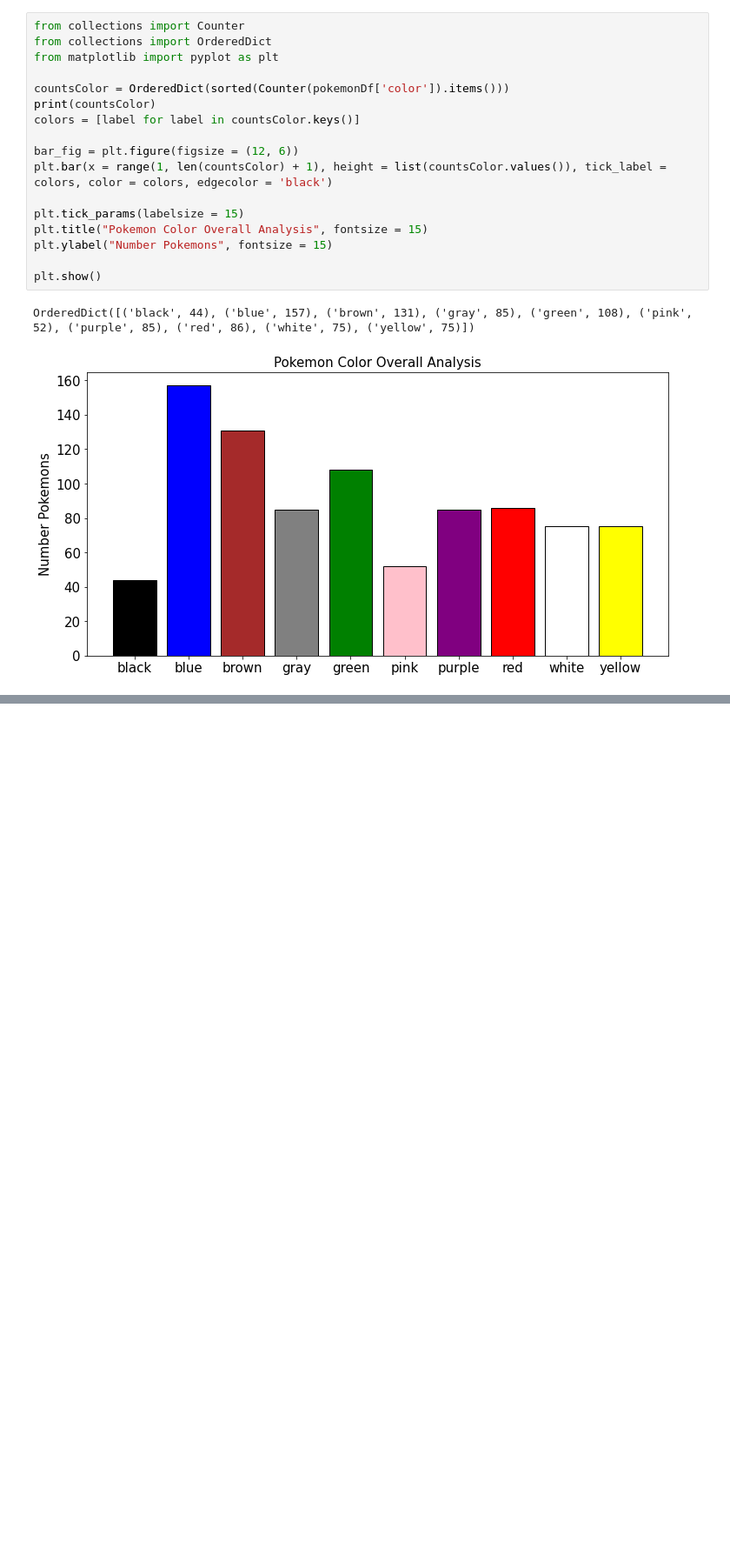
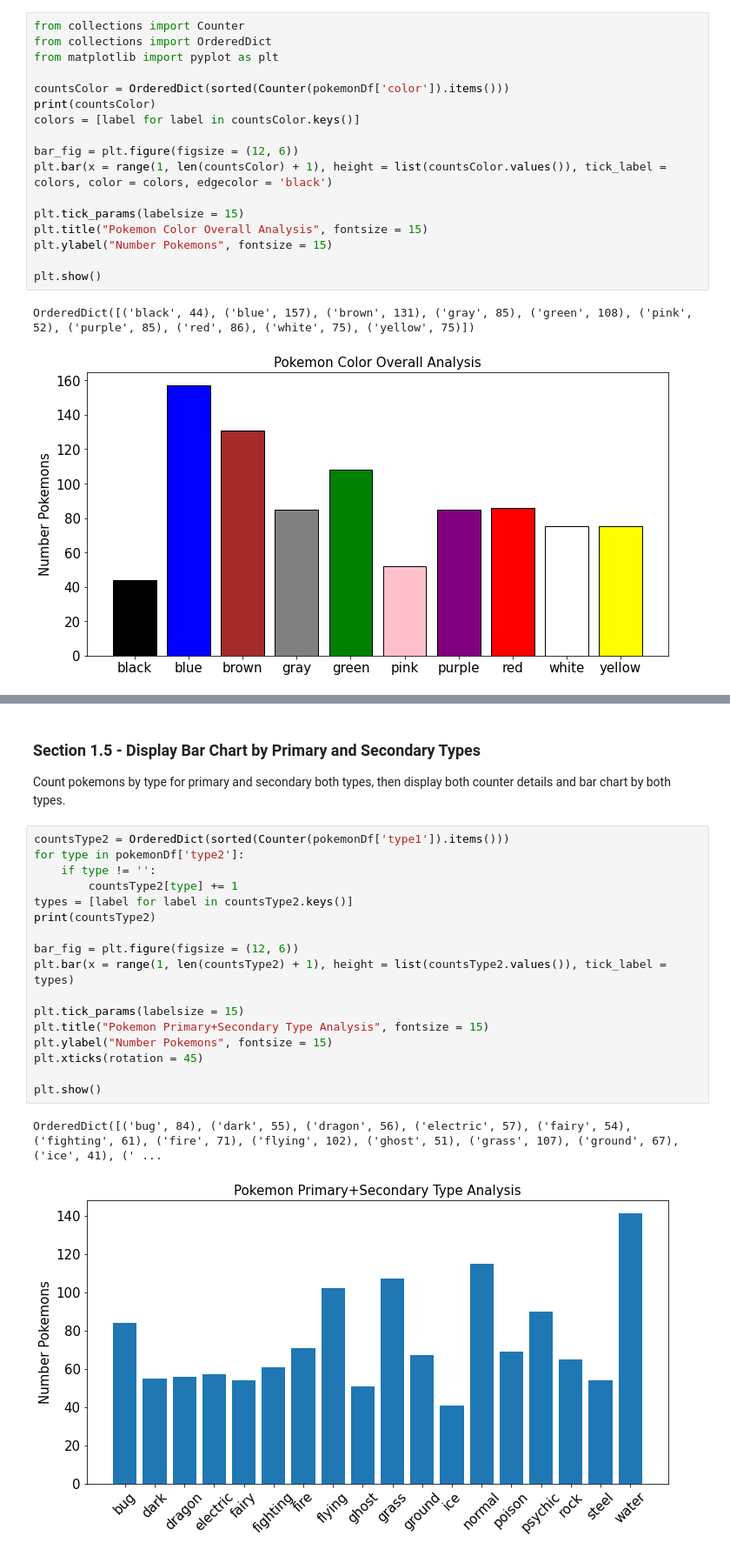
Before and after one commit to Drexel-MS-Y2-DSCI-Group-Projects/dsci521-pokemon-analysis, a Jupyter notebook: basicAnalysis/basicAnalysis.ipynb, the cells around one changed output, grey strips where cells are left out. Shown at 87% size. Saved outputs shown, nothing was run; the diff lists cells and outputs as text; blank space fills up the shorter version.

```diff
--- a/basicAnalysis/basicAnalysis.ipynb
+++ b/basicAnalysis/basicAnalysis.ipynb
@@ -147,0 +143,23 @@ water         1    93      6     7     17    14      14   11     11       5
+# %% [markdown]
+### Section 1.5 - Display Bar Chart by Primary and Secondary Types
+Count pokemons by type for primary and secondary both types, then display both counter details and bar chart by both types.
+# %%
+countsType2 = OrderedDict(sorted(Counter(pokemonDf['type1']).items()))
+for type in pokemonDf['type2']:
+    if type != '':
+        countsType2[type] += 1
+types = [label for label in countsType2.keys()]
+print(countsType2)
+
+bar_fig = plt.figure(figsize = (12, 6))
+plt.bar(x = range(1, len(countsType2) + 1), height = list(countsType2.values()), tick_label = types)
+
+plt.tick_params(labelsize = 15)
+plt.title("Pokemon Primary+Secondary Type Analysis", fontsize = 15)
+plt.ylabel("Number Pokemons", fontsize = 15)
+plt.xticks(rotation = 45)
+
+plt.show()
+# %% [output]
+OrderedDict([('bug', 84), ('dark', 55), ('dragon', 56), ('electric', 57), ('fairy', 54), ('fighting', 61), ('fire', 71), ('flying', 102), ('ghost', 51), ('grass', 107), ('ground', 67), ('ice', 41), (' ...
+[figure, added]
```
Also changed, not shown: parts of 8 cells of this notebook.
